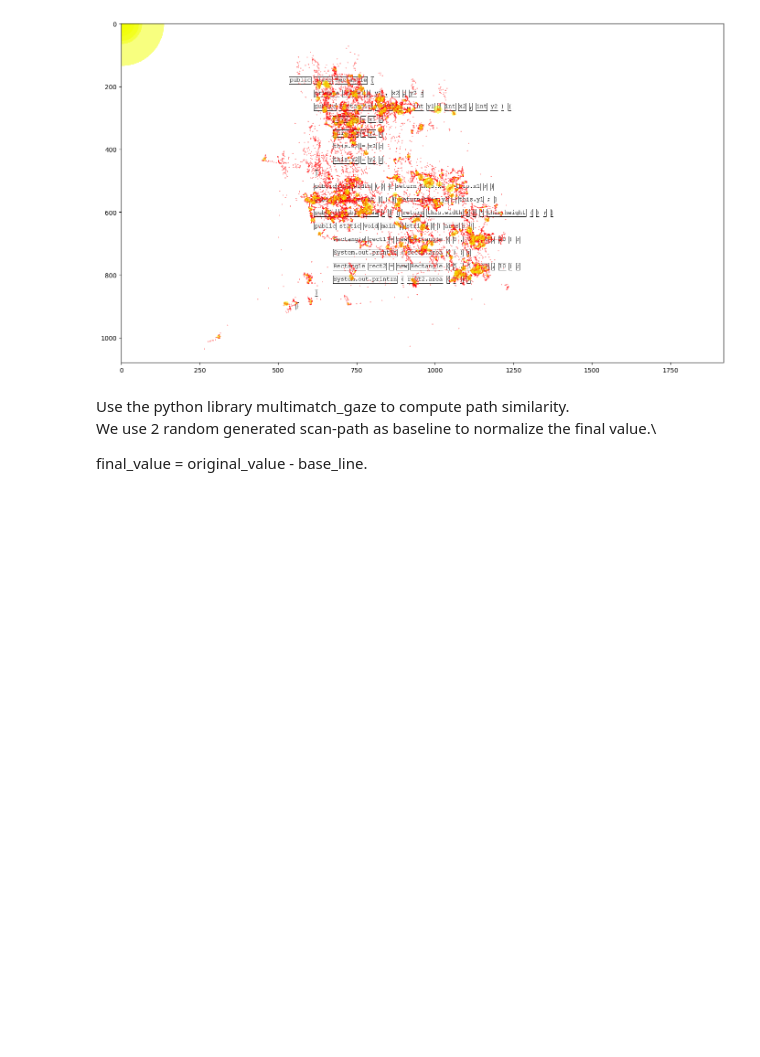
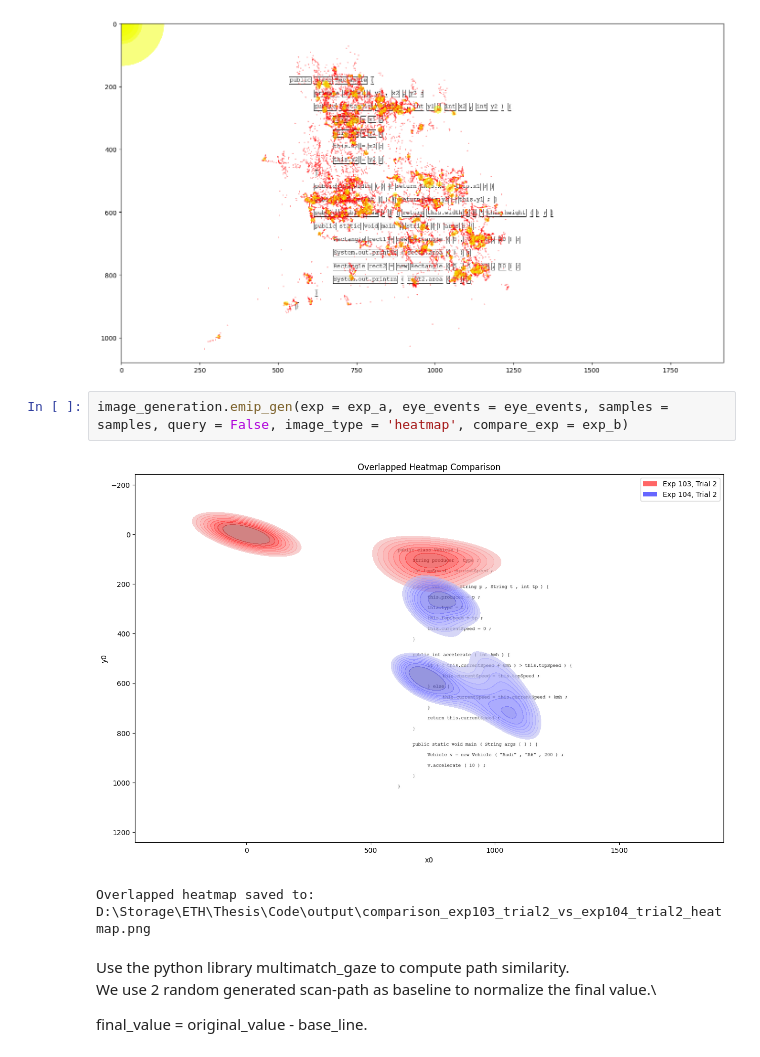
Before and after one commit to Belown/Programmer_Scanpath_Gaze_Behavior, a Jupyter notebook: notebook/EMIP.ipynb, the cells around one changed output. Drawn from its saved outputs; the diff is of its cells as text; blank space fills up the shorter version.

Commit message:
Update comment and implement Heatmap overlay for experiment comparision

```diff
--- a/notebook/EMIP.ipynb
+++ b/notebook/EMIP.ipynb
@@ -49,6 +49,11 @@ image_generation.emip_gen(exp = exp_b, eye_events = eye_events, samples = sample
 # %% [output]
 [figure]
 [figure]
+# %%
+image_generation.emip_gen(exp = exp_a, eye_events = eye_events, samples = samples, query = False, image_type = 'heatmap', compare_exp = exp_b)
+# %% [output]
+[figure, added]
+Overlapped heatmap saved to: D:\Storage\ETH\Thesis\Code\output\comparison_exp103_trial2_vs_exp104_trial2_heatmap.png
 # %% [markdown]
 Use the python library multimatch_gaze to compute path similarity.\
 We use 2 random generated scan-path as baseline to normalize the final value.\
```
Also changed, not shown: parts of 6 cells of this notebook, 6 other files.
